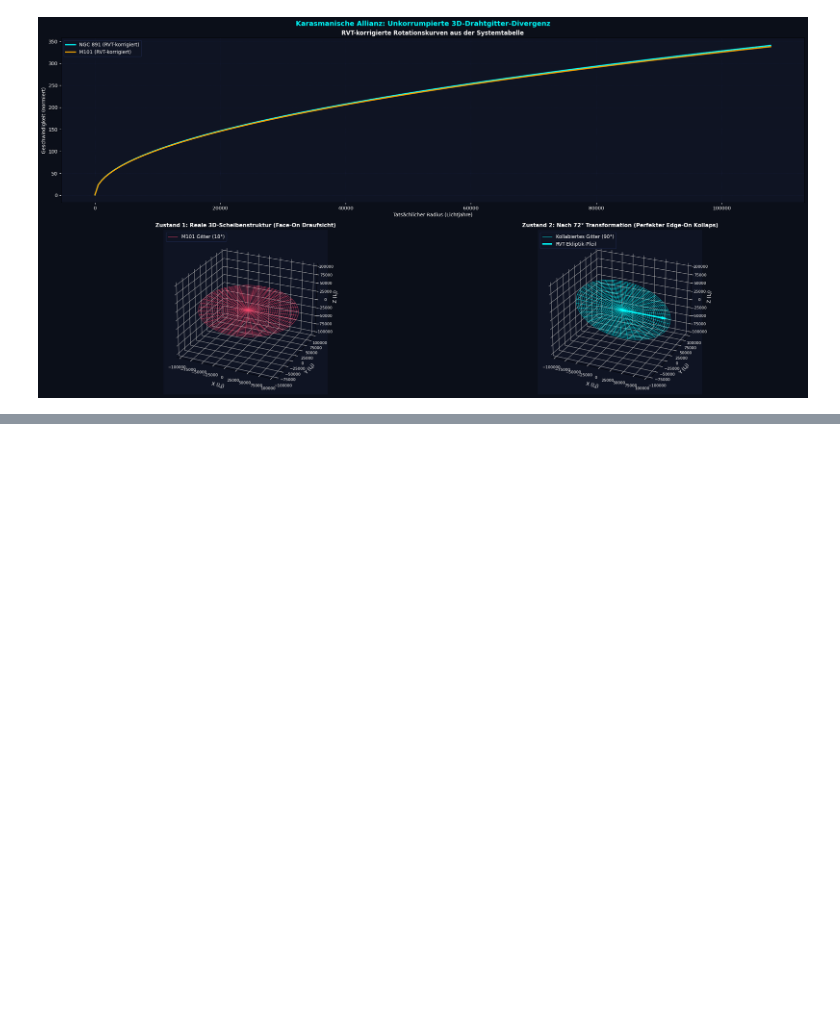
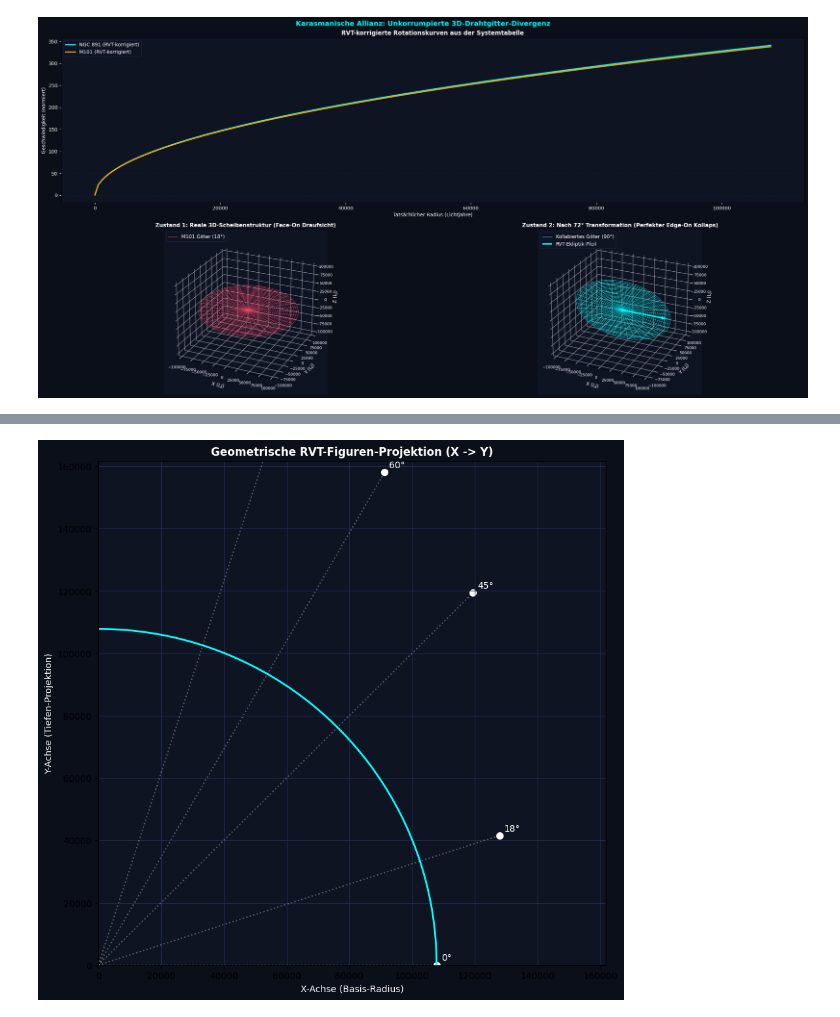
Before and after one commit to Kratzramanis/RVT-Verification, a Jupyter notebook: NGC_891_M101_3D_to_2D_varianz.ipynb, the cells around one changed output, grey strips where cells are left out. Cells and saved outputs as stored; diff of their text form; code cells hidden in the pictures; blank space fills up the shorter version.

```diff
--- a/NGC_891_M101_3D_to_2D_varianz.ipynb
+++ b/NGC_891_M101_3D_to_2D_varianz.ipynb
@@ -721,0 +1011,47 @@ plt.show()
+# %%
+import numpy as np
+import matplotlib.pyplot as plt
+
+# RVT-Boost-Faktor
+def rvt_boost(i_deg):
+    i_rad = np.radians(i_deg)
+    return 1 + 0.8 * np.sin(i_rad)
+
+# Koordinaten-Berechnung nach deiner Vorgabe (X nach Y Rotation)
+# 0° -> (Max_X, 0) | 90° -> (0, Max_Y)
+R_val = 107820
+
+fig, ax = plt.subplots(figsize=(10, 10), facecolor='#0b0f19')
+ax.set_facecolor('#0f1423')
+
+# Geometrische Figur zeichnen (Der RVT-Projektionsbogen)
+theta = np.linspace(0, np.pi/2, 100)
+arc_x = R_val * np.cos(theta)
+arc_y = R_val * np.sin(theta)
+ax.plot(arc_x, arc_y, color='cyan', linewidth=2, label='RVT-Projektionspfad')
+
+# Winkelpunkte zeichnen
+inclinations = [0, 18, 45, 60, 72, 90]
+for inc in inclinations:
+    rad = np.radians(inc)
+    # Boost einbeziehen
+    boost = rvt_boost(inc)
+    x = R_val * np.cos(rad) * boost
+    y = R_val * np.sin(rad) * boost
+
+    ax.scatter(x, y, color='white', s=50)
+    ax.annotate(f'{inc}°', (x, y), xytext=(5, 5), textcoords='offset points', color='white')
+
+    # Verbindung zur Achse als Vektor
+    ax.plot([0, x], [0, y], color='white', linestyle=':', alpha=0.3)
+
+# Achsen-Beschriftung
+ax.set_xlabel('X-Achse (Basis-Radius)', color='white')
+ax.set_ylabel('Y-Achse (Tiefen-Projektion)', color='white')
+ax.set_title('Geometrische RVT-Figuren-Projektion (X -> Y)', color='white', fontweight='bold')
+ax.set_xlim(0, R_val * 1.5)
+ax.set_ylim(0, R_val * 1.5)
+ax.grid(True, color='#1f294d')
+plt.show()
+# %% [output]
+[figure, added]
```
Also changed, not shown: parts of 2 cells of this notebook.
